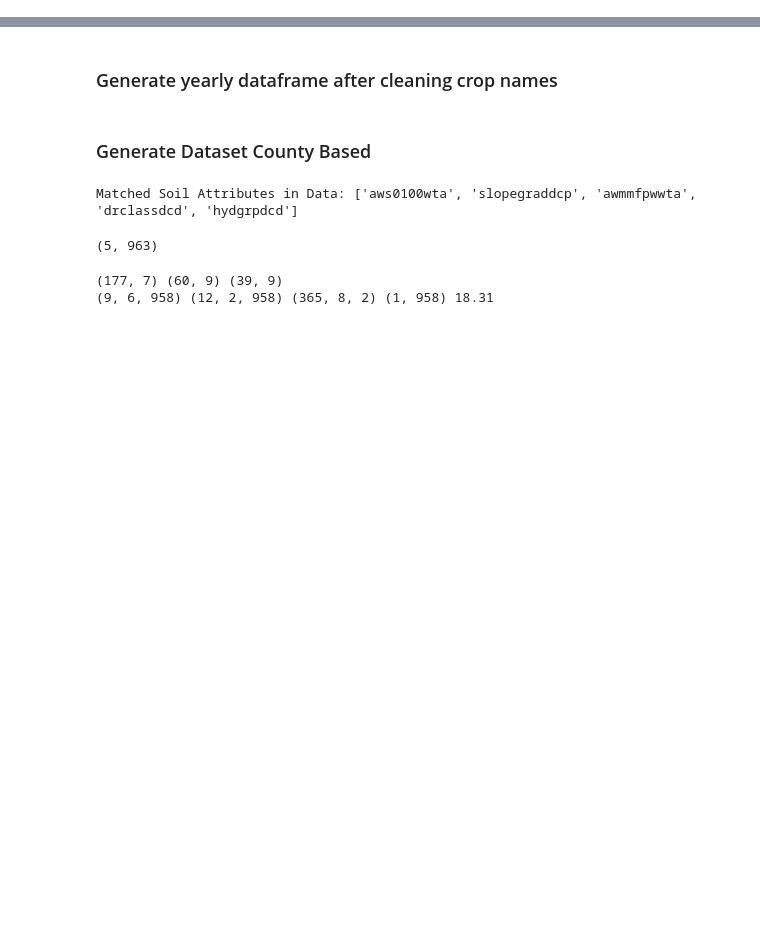
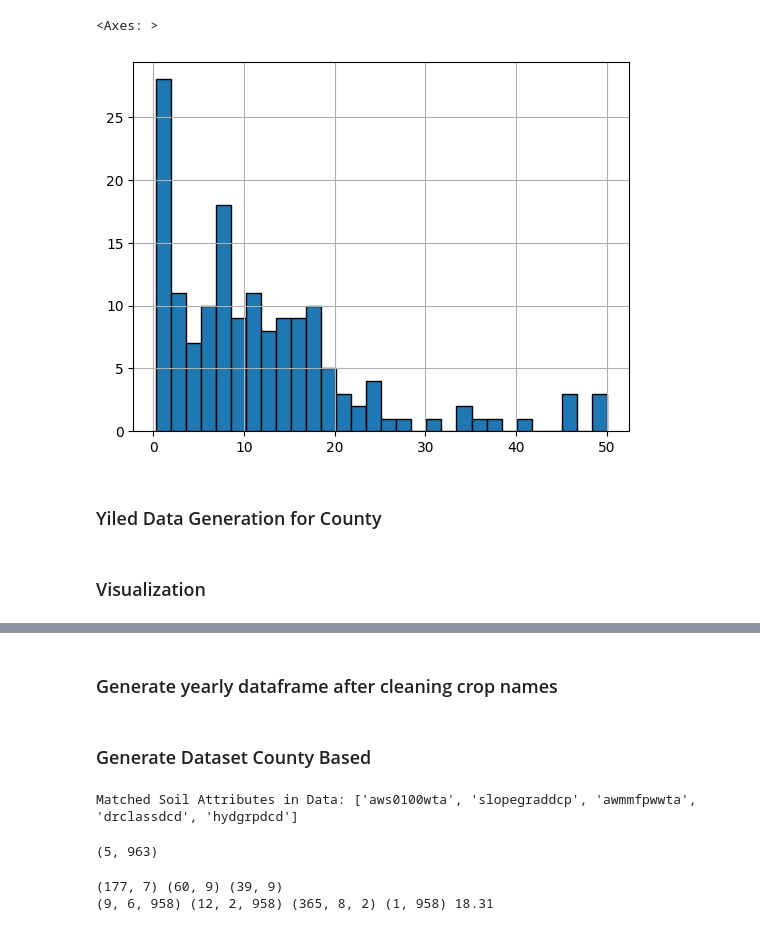
Before and after one commit to plant-ai-biophysics-lab/california-crop-yield-benchmark, a Jupyter notebook: dataset/generate_county_crop_dataset/yield_observation_processing.ipynb, the cells around one changed output, grey strips where cells are left out. Saved outputs shown, nothing was run; the diff lists cells and outputs as text; code cells hidden in the pictures; blank space fills up the shorter version.

Commit message:
Mar23 Training and Results

```diff
--- a/dataset/generate_county_crop_dataset/yield_observation_processing.ipynb
+++ b/dataset/generate_county_crop_dataset/yield_observation_processing.ipynb
@@ -9,0 +124,43 @@ import dataset_wrapper as util
+# %%
+import os
+import pandas as pd
+def read_and_split_csf_files(base_path, county_names):
+    """Reads and splits CSV files for multiple counties."""
+
+    train_years = list(range(2008, 2012)) + list(range(2013, 2019))  # Excludes 2012
+    valid_years = [2019, 2020]
+    test_years = [2021, 2022]
+
+    train_df, valid_df, test_df = [], [], []
+
+    for county in county_names:
+        for year in range(2008, 2023):  # Loop through all expected years
+            folder_path = os.path.join(base_path, county, "InD", str(year))
+            csv_file = os.path.join(folder_path, f"yield_{year}.csv")  # Assuming filename matches the year
+
+            if year == 2012 or not os.path.exists(csv_file):
+                continue  # Skip missing years or non-existing files
+
+            df = pd.read_csv(csv_file)  # Update if a different format is needed
+            df = df[df['key_crop_name'] != 'No Match']
+
+            if year in train_years:
+                train_df.append(df)
+            elif year in valid_years:
+                valid_df.append(df)
+            elif year in test_years:
+                test_df.append(df)
+
+    # Concatenate dataframes across all counties
+    train_df = pd.concat(train_df, ignore_index=True) if train_df else None
+    valid_df = pd.concat(valid_df, ignore_index=True) if valid_df else None
+    test_df = pd.concat(test_df, ignore_index=True) if test_df else None
+
+    return train_df, valid_df, test_df
+# %%
+base_path = f'/data2/hkaman/Data/FoundationModel/Inputs'
+county_names = ['Monterey', 'Yolo', 'Merced', 'Fresno', 'Imperial']
+
+
+train_df, valid_df, test_df = read_and_split_csf_files(base_path, county_names)
+print(f"train = {train_df.shape[0]}, valid = {valid_df.shape[0]}, test = {test_df.shape[0]}")
@@ -9,0 +210,7 @@ import dataset_wrapper as util
+# %%
+test_df['yield'].hist(bins=30, edgecolor='black')
+# %% [output]
+<Axes: >
+[figure, added]
+# %% [markdown]
+### Yiled Data Generation for County
@@ -9,0 +223,2 @@ import dataset_wrapper as util
+# %% [markdown]
+### Visualization
```
Also changed, not shown: parts of 27 cells of this notebook, 20 other files.
